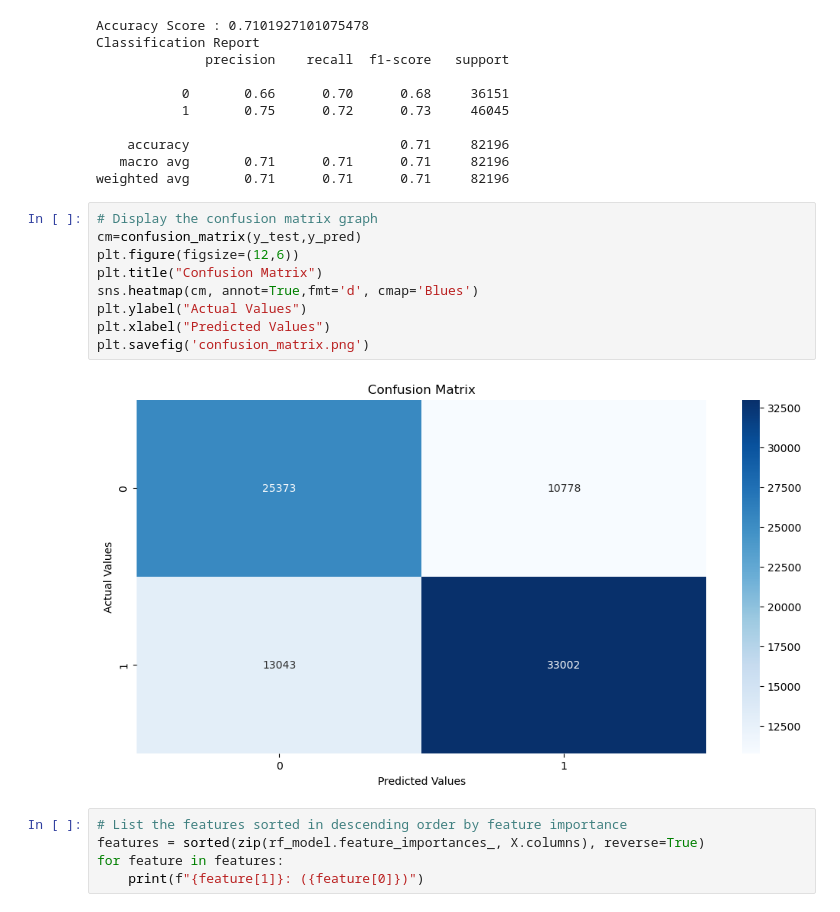
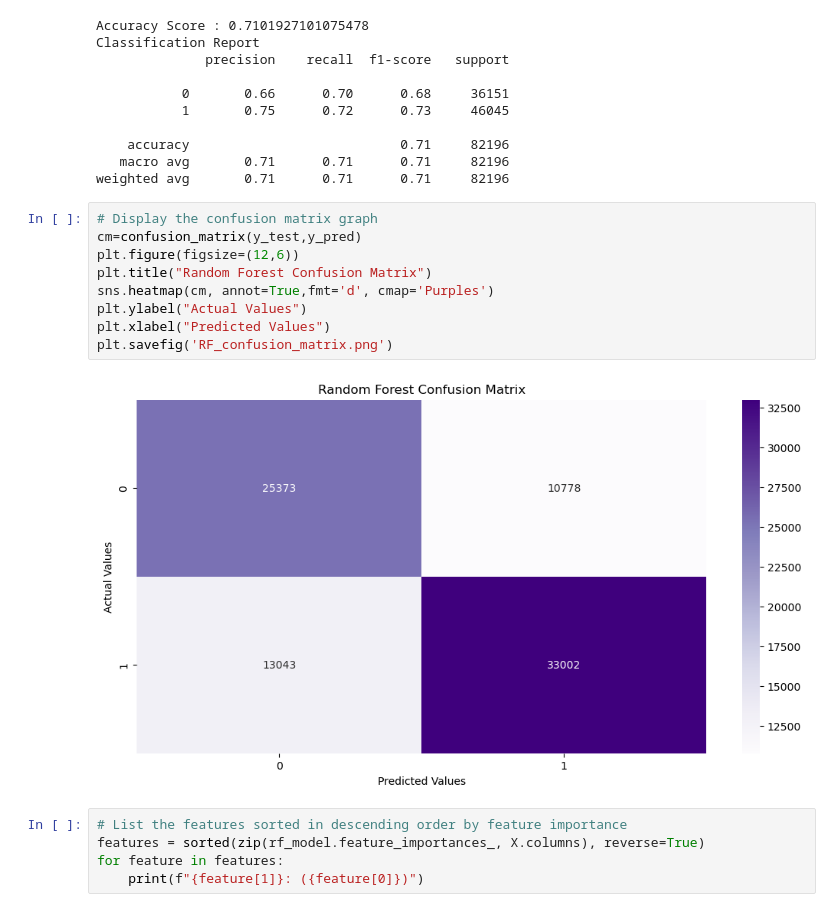
Before and after one commit to taaden/Streamers, a Jupyter notebook: temi_files2/Cleanglobal_temp_RF_model.ipynb, the cells around one changed output. Drawn from its saved outputs; the diff is of its cells as text.

```diff
--- a/temi_files2/Cleanglobal_temp_RF_model.ipynb
+++ b/temi_files2/Cleanglobal_temp_RF_model.ipynb
@@ -466,14 +417,14 @@ weighted avg       0.71      0.71      0.71     82196
 # %%
 # Display the confusion matrix graph
 cm=confusion_matrix(y_test,y_pred)
 plt.figure(figsize=(12,6))
-plt.title("Confusion Matrix")
-sns.heatmap(cm, annot=True,fmt='d', cmap='Blues')
+plt.title("Random Forest Confusion Matrix")
+sns.heatmap(cm, annot=True,fmt='d', cmap='Purples')
 plt.ylabel("Actual Values")
 plt.xlabel("Predicted Values")
-plt.savefig('confusion_matrix.png')
+plt.savefig('RF_confusion_matrix.png')
 # %% [output]
-[figure, old version]
+[figure, new version]
 # %%
 # List the features sorted in descending order by feature importance
 features = sorted(zip(rf_model.feature_importances_, X.columns), reverse=True)
```
Also changed, not shown: parts of 7 cells of this notebook, 26 other files.
